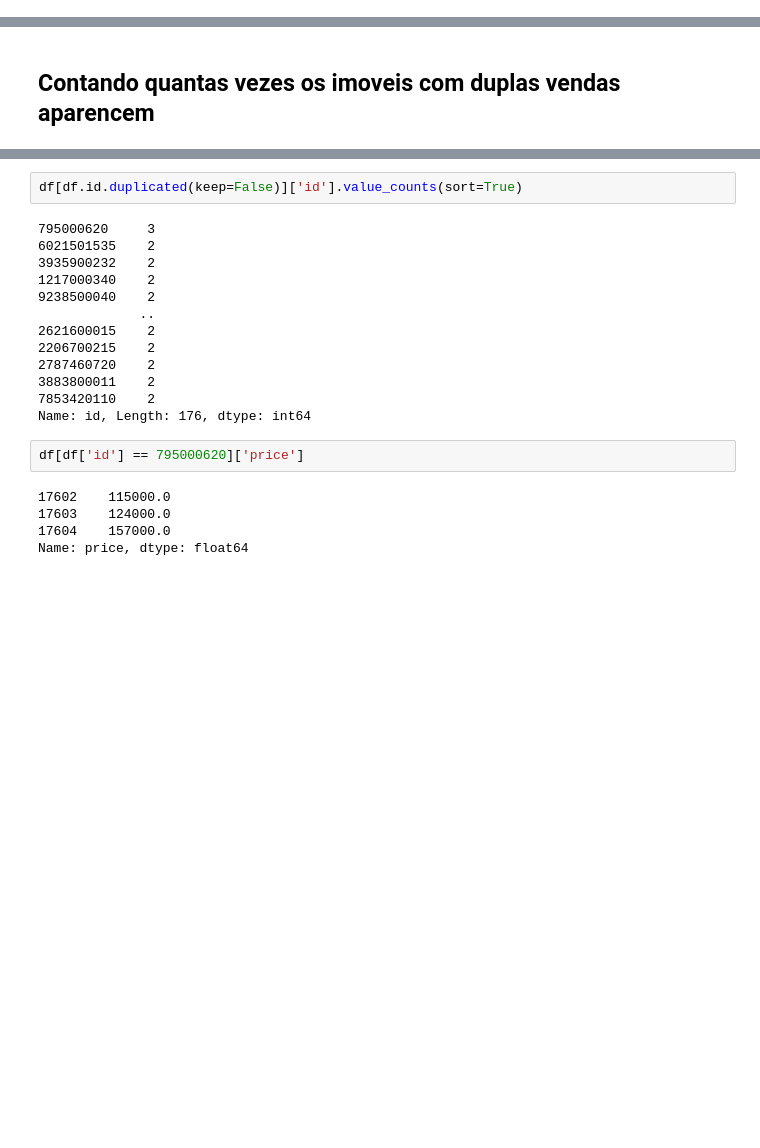
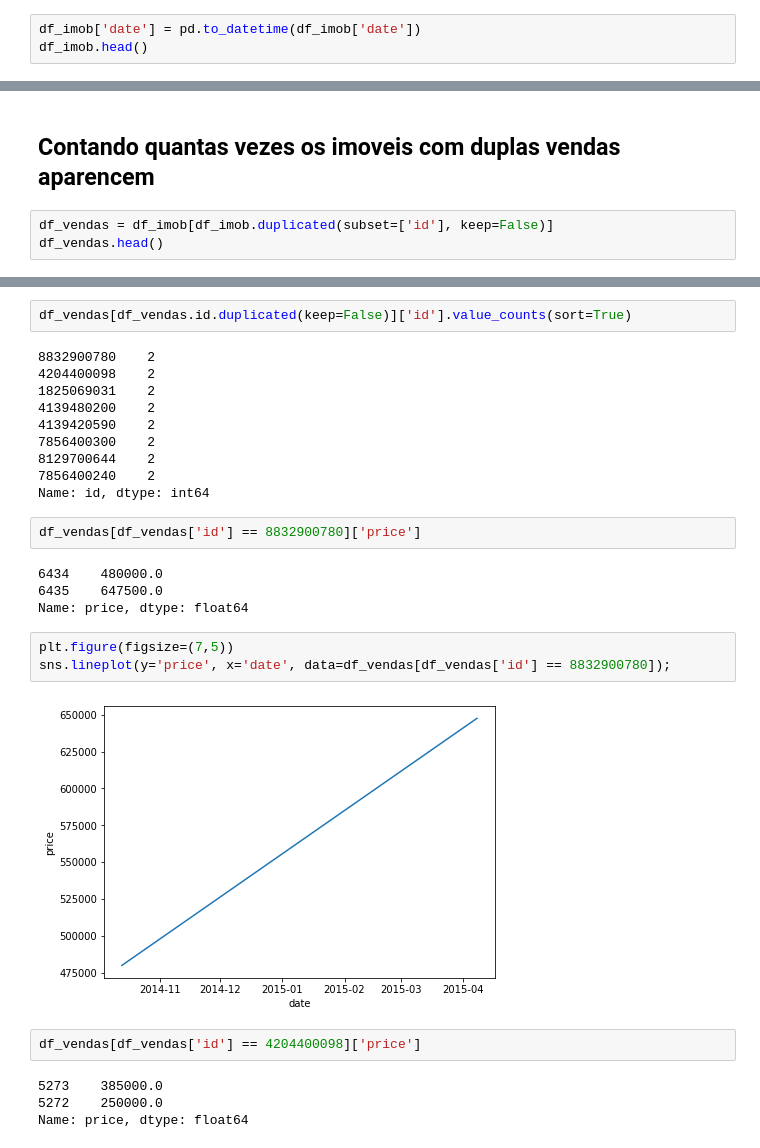
Before and after one commit to michellssgui22/PROJETOS_ESTUDO_DATASCIENCE, a Jupyter notebook: Mini_Projeto_Roof_Imoveis.ipynb, the cells around one changed output, grey strips where cells are left out. Saved outputs shown, nothing was run; the diff lists cells and outputs as text; blank space fills up the shorter version.

```diff
--- a/Mini_Projeto_Roof_Imoveis.ipynb
+++ b/Mini_Projeto_Roof_Imoveis.ipynb
@@ -263,0 +265,3 @@ df_vendas.head()
+# %%
+df_imob['date'] = pd.to_datetime(df_imob['date'])
+df_imob.head()
@@ -264,2 +275,5 @@ df_vendas.head()
 # %% [markdown]
 ## Contando quantas vezes os imoveis com duplas vendas aparencem
+# %%
+df_vendas = df_imob[df_imob.duplicated(subset=['id'], keep=False)]
+df_vendas.head()
@@ -266,22 +287,29 @@ df_vendas.head()
 # %%
-df[df.id.duplicated(keep=False)]['id'].value_counts(sort=True)
+df_vendas[df_vendas.id.duplicated(keep=False)]['id'].value_counts(sort=True)
 # %% [output]
-795000620     3
-6021501535    2
-3935900232    2
-1217000340    2
-9238500040    2
-             ..
-2621600015    2
-2206700215    2
-2787460720    2
-3883800011    2
-7853420110    2
-Name: id, Length: 176, dtype: int64
+8832900780    2
+4204400098    2
+1825069031    2
+4139480200    2
+4139420590    2
+7856400300    2
+8129700644    2
+7856400240    2
+Name: id, dtype: int64
-# %%
-df[df['id'] == 795000620]['price']
-# %% [output]
-17602    115000.0
-17603    124000.0
-17604    157000.0
-Name: price, dtype: float64
+# %%
+df_vendas[df_vendas['id'] == 8832900780]['price']
+# %% [output]
+6434    480000.0
+6435    647500.0
+Name: price, dtype: float64
+# %%
+plt.figure(figsize=(7,5))
+sns.lineplot(y='price', x='date', data=df_vendas[df_vendas['id'] == 8832900780]);
+# %% [output]
+[figure, added]
+# %%
+df_vendas[df_vendas['id'] == 4204400098]['price']
+# %% [output]
+5273    385000.0
+5272    250000.0
+Name: price, dtype: float64
```
Also changed, not shown: parts of 36 cells of this notebook.
